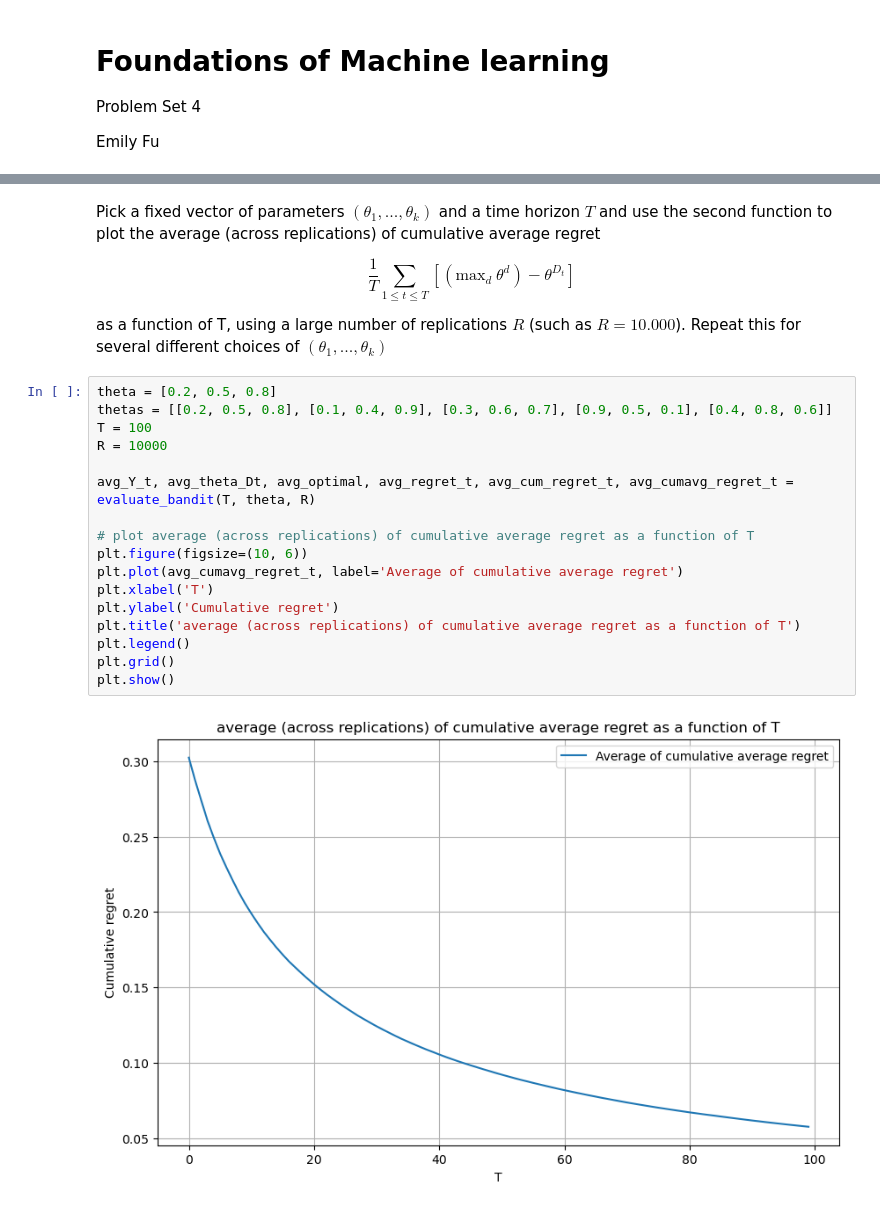
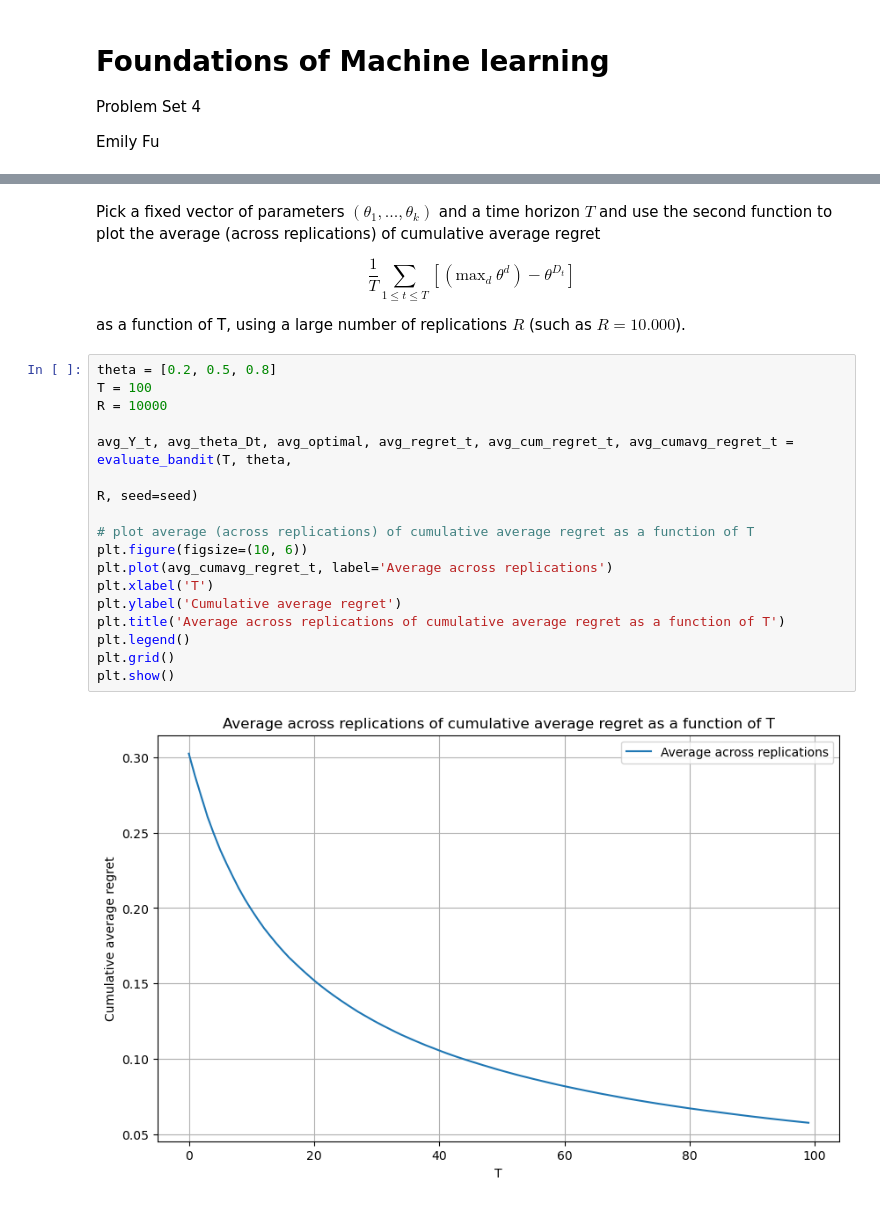
Before and after one commit to emilyfu1/assignments_ML, a Jupyter notebook: EmilyFu_A4.ipynb, the cells around one changed output, grey strips where cells are left out. Drawn from its saved outputs; the diff is of its cells as text.

```diff
--- a/EmilyFu_A4.ipynb
+++ b/EmilyFu_A4.ipynb
@@ -121,23 +129,23 @@ Pick a fixed vector of parameters $(\theta_{1},...,\theta_{k})$ and a time horiz
 
 $$\frac{1}{T} \sum_{1 \leq t \leq T} [(\text{max}_{d} \: \theta^{d}) - \theta^{D_t}]$$
 
-as a function of T, using a large number of replications $R$ (such as $R = 10.000$). Repeat this for several different choices of $(\theta_{1},...,\theta_{k})$
+as a function of T, using a large number of replications $R$ (such as $R = 10.000$).
 # %%
 theta = [0.2, 0.5, 0.8]
-thetas = [[0.2, 0.5, 0.8], [0.1, 0.4, 0.9], [0.3, 0.6, 0.7], [0.9, 0.5, 0.1], [0.4, 0.8, 0.6]]
 T = 100
 R = 10000
 
-avg_Y_t, avg_theta_Dt, avg_optimal, avg_regret_t, avg_cum_regret_t, avg_cumavg_regret_t = evaluate_bandit(T, theta, R)
+avg_Y_t, avg_theta_Dt, avg_optimal, avg_regret_t, avg_cum_regret_t, avg_cumavg_regret_t = evaluate_bandit(T, theta,
+                                                                                                          R, seed=seed)
 
 # plot average (across replications) of cumulative average regret as a function of T
 plt.figure(figsize=(10, 6))
-plt.plot(avg_cumavg_regret_t, label='Average of cumulative average regret')
+plt.plot(avg_cumavg_regret_t, label='Average across replications')
 plt.xlabel('T')
-plt.ylabel('Cumulative regret')
-plt.title('average (across replications) of cumulative average regret as a function of T')
+plt.ylabel('Cumulative average regret')
+plt.title('Average across replications of cumulative average regret as a function of T')
 plt.legend()
 plt.grid()
 plt.show()
 # %% [output]
-[figure, old version]
+[figure, new version]
```
Also changed, not shown: parts of 11 cells of this notebook.
